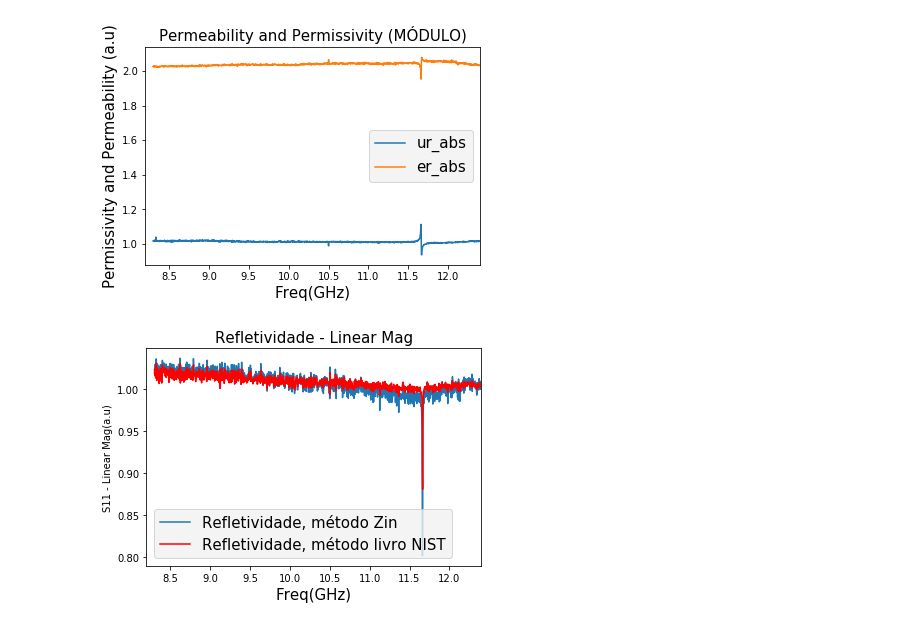
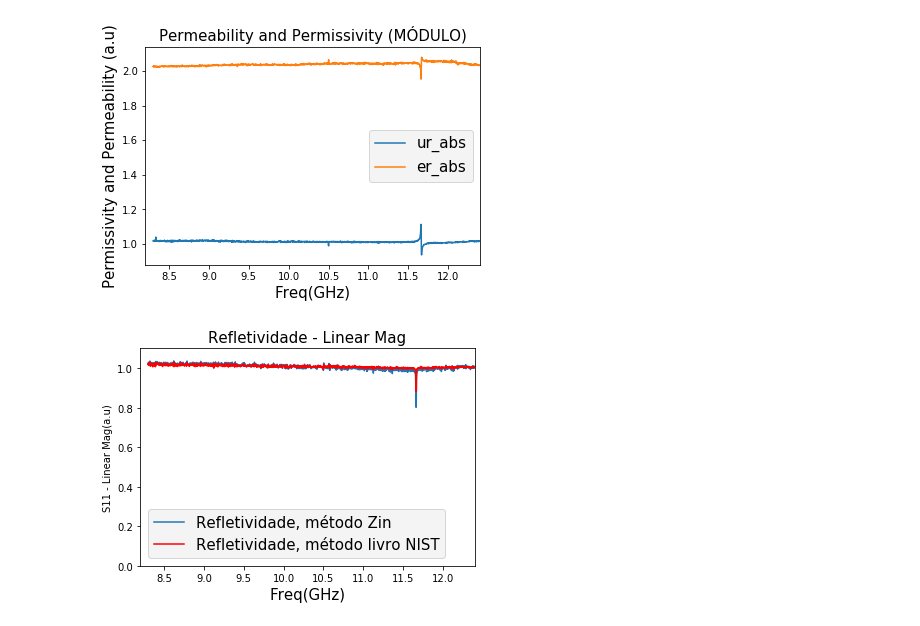
Before and after one commit to miguelzeph/Data_Science_Base, a Jupyter notebook: 01_permissivity_permeability_NRW/Programa_NRW_Simples.ipynb, the cells around one changed output. Saved outputs shown, nothing was run; the diff lists cells and outputs as text; code cells hidden in the pictures.

Commit message:
maps plot

```diff
--- a/01_permissivity_permeability_NRW/Programa_NRW_Simples.ipynb
+++ b/01_permissivity_permeability_NRW/Programa_NRW_Simples.ipynb
@@ -158,10 +158,9 @@ $S12_{ok} = R_{1}R_{2}S12$
 
 $S21_{ok} = R_{2}R_{2}S22$
 # %%
-
-for i in range(0,len(ler)):
-
+for i in range(1,len(ler)):
     dados = ler[i].split(',')
+    i = i-1
 
     #Ler frequencia
     f_colocar = float(dados[0]) #Hz
@@ -816,15 +815,6 @@ for n in range(0,len(F)):
 
     R_Zin.append(abs(C_curto)) #LINEAR MAG
 
-    """ JEITO QUE EU FAZIA ANTES
-    z = (50*(ux/ex)**(1.0/2.0))*np.tanh(1j*(2*np.pi*d/onda)*((ux*ex)**(1.0/2.0)))
-    #Passar para S11(dB)
-    #db= -20*np.log10(abs((z-1)/(z+1))) #dB #somente para voltagem
-    #Passar para Lienar Mag S11 (%)
-    s11 = (10.0**((db/10.0))) # a.u
-    R_Zin.append(s11)
-    """
-
     #-----------------------------------------------------
 
     #Método 2 -> Livro do NIST
@@ -921,19 +911,20 @@ plt.show()
 # %%
 #plot refletividade Analítica
 
 #fig=plt.figure(num=1,figsize=(x,y))
 plt.plot(F_grafic,R_Zin,'-',label="Refletividade, método Zin")
 plt.plot(F_grafic,S11_r,'r-',label="Refletividade, método livro NIST")
 
 plt.xlim(8.2,12.4)
 plt.xlabel("Freq(GHz)",fontsize = fonte)
 plt.ylabel("S11 - Linear Mag(a.u)")
 plt.title("Refletividade - Linear Mag",fontsize = fonte)
 plt.legend(fontsize = fonte).get_frame().set_facecolor('0.95')
 #plt.savefig(u'Grafico_12.jpg')
+plt.ylim(0,1.1)
 plt.show()
 # %% [output]
-[figure, old version]
+[figure, new version]
 # %%
 
 # Voltar a Raiz
```
Also changed, not shown: 6 other files.
